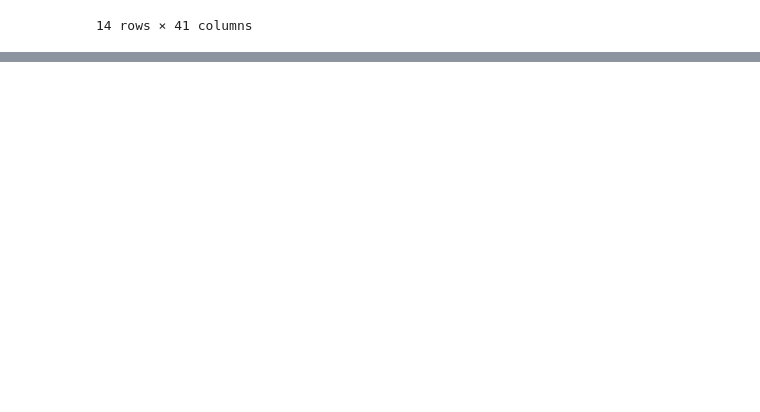
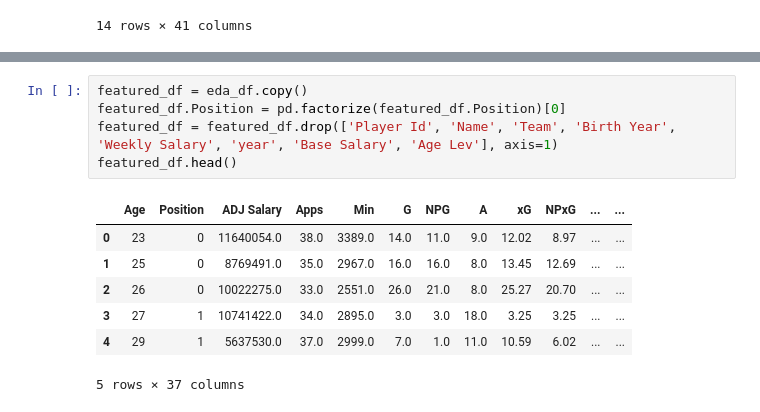
Before and after one commit to sajacaros/eda_champions, a Jupyter notebook: eda/eda.ipynb, the cells around one changed output, grey strips where cells are left out. Drawn from its saved outputs; the diff is of its cells as text; blank space fills up the shorter version.

```diff
--- a/eda/eda.ipynb
+++ b/eda/eda.ipynb
@@ -329,0 +357,13 @@ l = ['a']
+# %%
+featured_df = eda_df.copy()
+featured_df.Position = pd.factorize(featured_df.Position)[0]
+featured_df = featured_df.drop(['Player Id', 'Name', 'Team', 'Birth Year', 'Weekly Salary', 'year', 'Base Salary', 'Age Lev'], axis=1)
+featured_df.head()
+# %% [output]
+|  | Age | Position | ADJ Salary | Apps | Min | G | NPG | A | xG | NPxG | ... | ... |
+| 0 | 23 | 0 | 11640054.0 | 38.0 | 3389.0 | 14.0 | 11.0 | 9.0 | 12.02 | 8.97 | ... | ... |
+| 1 | 25 | 0 | 8769491.0 | 35.0 | 2967.0 | 16.0 | 16.0 | 8.0 | 13.45 | 12.69 | ... | ... |
+| 2 | 26 | 0 | 10022275.0 | 33.0 | 2551.0 | 26.0 | 21.0 | 8.0 | 25.27 | 20.70 | ... | ... |
+| 3 | 27 | 1 | 10741422.0 | 34.0 | 2895.0 | 3.0 | 3.0 | 18.0 | 3.25 | 3.25 | ... | ... |
+| 4 | 29 | 1 | 5637530.0 | 37.0 | 2999.0 | 7.0 | 1.0 | 11.0 | 10.59 | 6.02 | ... | ... |
+5 rows × 37 columns
```
Also changed, not shown: parts of 18 cells of this notebook.
